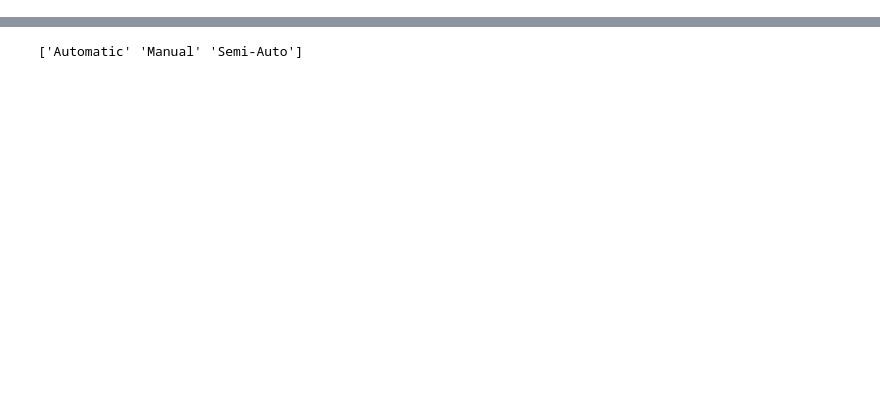
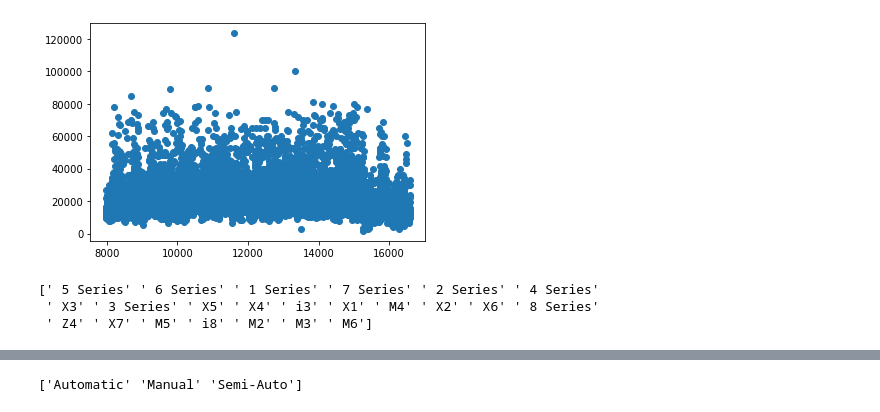
Before and after one commit to pulkit697/ml-starting, a Jupyter notebook: #dsc_challenge/graphing.ipynb, the cells around one changed output, grey strips where cells are left out. Cells and saved outputs as stored; diff of their text form; code cells hidden in the pictures; blank space fills up the shorter version.

```diff
--- a/#dsc_challenge/graphing.ipynb
+++ b/#dsc_challenge/graphing.ipynb
@@ -4,3 +4,15 @@ import numpy as np
 import matplotlib.pyplot as plt
 # %%
 df = pd.read_csv("train.csv")
+# %%
+plt.scatter(df.car_id,df.price)
+plt.show()
+# %% [output]
+[figure, added]
+# %%
+models = pd.unique(df.model)
+print(models)
+# %% [output]
+[' 5 Series' ' 6 Series' ' 1 Series' ' 7 Series' ' 2 Series' ' 4 Series'
+ ' X3' ' 3 Series' ' X5' ' X4' ' i3' ' X1' ' M4' ' X2' ' X6' ' 8 Series'
+ ' Z4' ' X7' ' M5' ' i8' ' M2' ' M3' ' M6']
```
Also changed, not shown: parts of 29 cells of this notebook, 2 other files.
